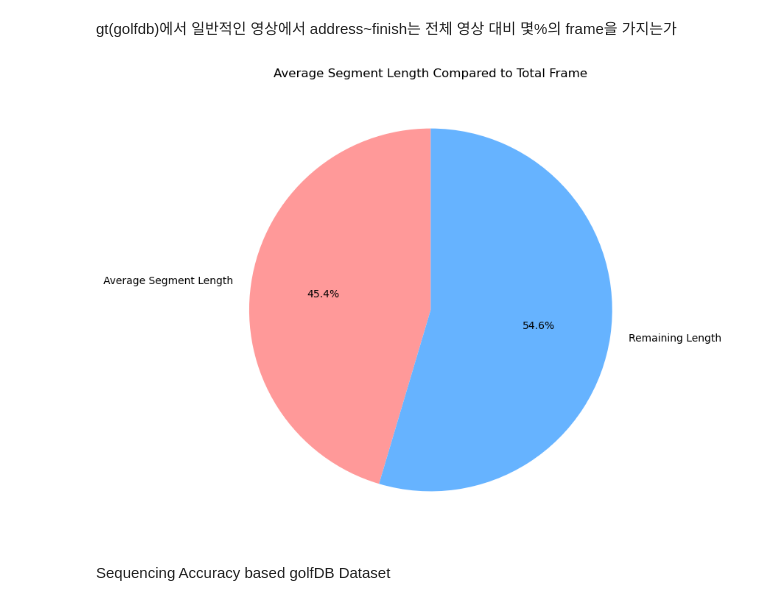
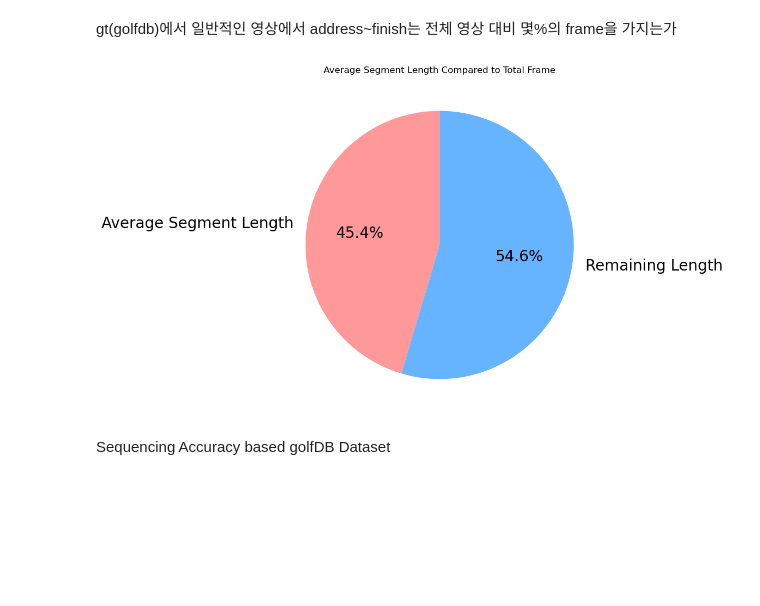
Before and after one commit to yeongjinHwang/sequencing_performance, a Jupyter notebook: performance.ipynb, the cells around one changed output. Saved outputs shown, nothing was run; the diff lists cells and outputs as text; code cells hidden in the pictures; blank space fills up the shorter version.

```diff
--- a/performance.ipynb
+++ b/performance.ipynb
@@ -1029,7 +1029,7 @@ gt(golfdb)에서 일반적인 영상에서 address~finish는 전체 영상 대
 몇%의 frame을 가지는가
 # %%
 import ast
-csv_dir = "./data/ground_truth/GolfDB.csv"
+csv_dir = "./data/ground_truth/golfDB/GolfDB.csv"
 
 df = pd.read_csv(csv_dir)
 
@@ -1043,35 +1043,35 @@ segment_lengths = []
 # Process each row in the 'events' column
 for events_str in events:
     # Convert string representation of list to an actual list
     events = ast.literal_eval(events_str)
 
     # Calculate total frame and segment length
     total_frame = events[-1] - events[0]
     segment_length = events[-2] - events[1]
 
     if total_frame > 0:
         total_frame_differences.append(total_frame)
         segment_lengths.append(segment_length)
 
 # Calculate the average total frame and average segment length
 average_total_frame = sum(total_frame_differences) / len(total_frame_differences)
 average_segment_length = sum(segment_lengths) / len(segment_lengths)
 
 # Calculate the ratio of average segment length to average total frame
 average_ratio = average_segment_length / average_total_frame
 
-# Visualize the average ratio as a pie chart
 plt.figure(figsize=(8, 8))
 plt.pie(
     [average_ratio, 1 - average_ratio],
     labels=["Average Segment Length", "Remaining Length"],
     autopct="%1.1f%%",
     startangle=90,
-    colors=["#ff9999", "#66b3ff"]
+    colors=["#ff9999", "#66b3ff"],
+    textprops={'fontsize': 20}  # 글씨 크기 설정
 )
 plt.title("Average Segment Length Compared to Total Frame")
 plt.show()
 # %% [output]
-[figure, old version]
+[figure, new version]
 # %% [markdown]
 Sequencing Accuracy based golfDB Dataset
```
Also changed, not shown: parts of 2 cells of this notebook.
